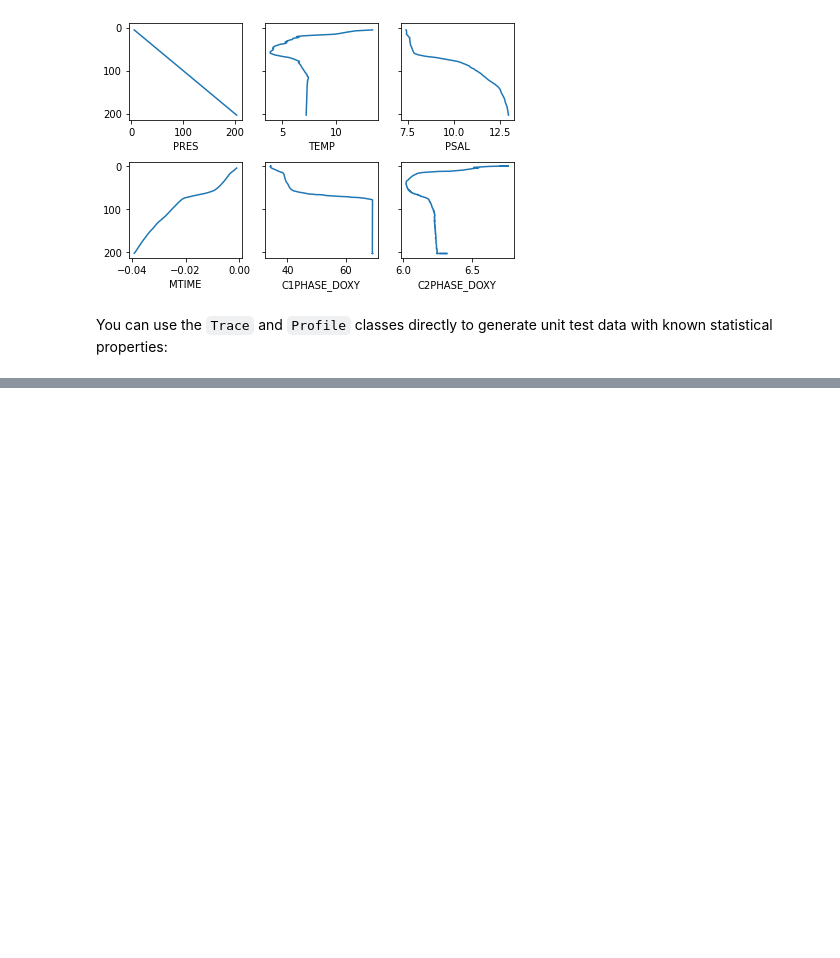
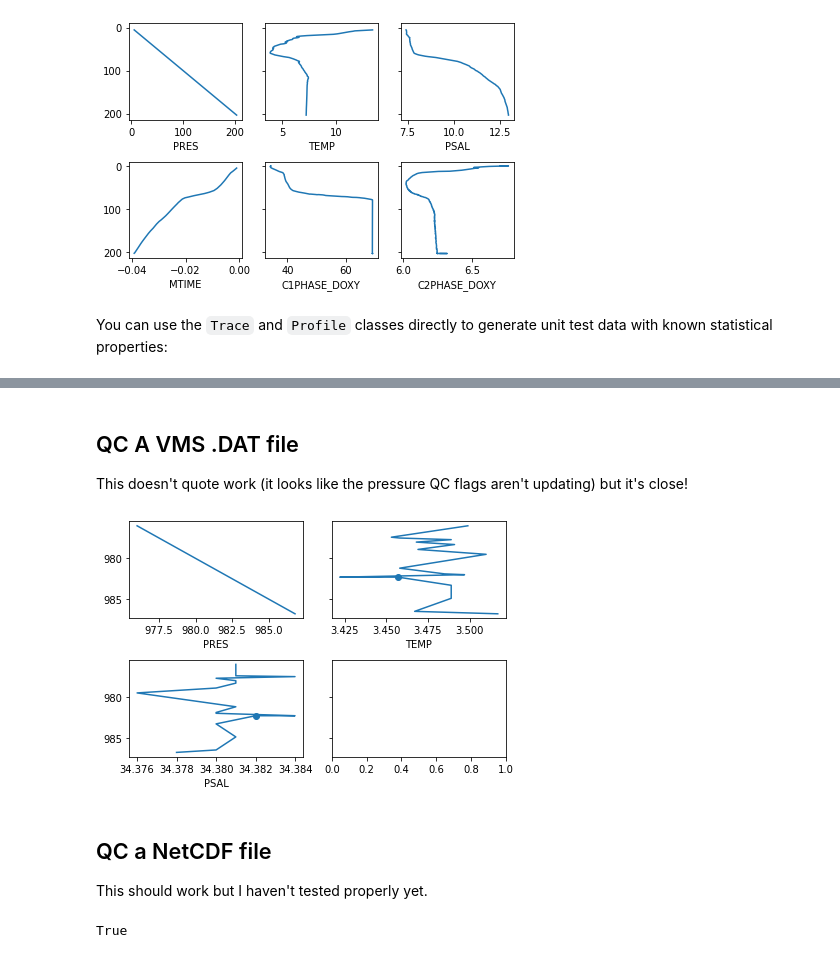
Before and after one commit to ArgoCanada/medsrtqc, a Jupyter notebook: README.ipynb, the cells around one changed output, grey strips where cells are left out. Drawn from its saved outputs; the diff is of its cells as text; code cells hidden in the pictures; blank space fills up the shorter version.

```diff
--- a/README.ipynb
+++ b/README.ipynb
@@ -79 +79,43 @@ Trace(
 )
+# %% [markdown]
+## QC A VMS .DAT file
+
+This doesn't quote work (it looks like the pressure QC flags aren't updating) but it's close!
+# %%
+from medsrtqc.vms import read_vms_profiles, write_vms_profiles
+from medsrtqc.resources import resource_path
+from medsrtqc.qc.flag import Flag
+from medsrtqc.qc.named_tests import PressureIncreasingTest
+import matplotlib.pyplot as plt
+
+# load file
+profs = read_vms_profiles(resource_path('BINARY_VMS.DAT'))
+
+# run test on a prof that will fail
+test = PressureIncreasingTest()
+prof = profs[0]
+test.run(prof)  # False
+
+# check result (should have one point marked as bad)
+fig, axs = plot(prof, vars=('PRES', 'TEMP', 'PSAL'))
+for i, var in enumerate(('PRES', 'TEMP', 'PSAL')):
+    t = prof[var]
+    bad = t.qc == Flag.BAD
+    plt.subplot(2, 2, i + 1).scatter(t.value[bad], t.pres[bad])
+
+# if you want to write changes to disk
+# profs[0] = prof
+# write_vms_profiles(profs, 'output_file.DAT')
+# %% [output]
+[figure, added]
+# %% [markdown]
+## QC a NetCDF file
+
+This should work but I haven't tested properly yet.
+# %%
+prof = read_nc_profile(resource_path('R6904117_085.nc'), mode='r+')
+test = PressureIncreasingTest()
+test.run(prof)
+# prof.close() if you want to write changes to disk
+# %% [output]
+True
```
Also changed, not shown: parts of 1 cell of this notebook, 3 other files.
